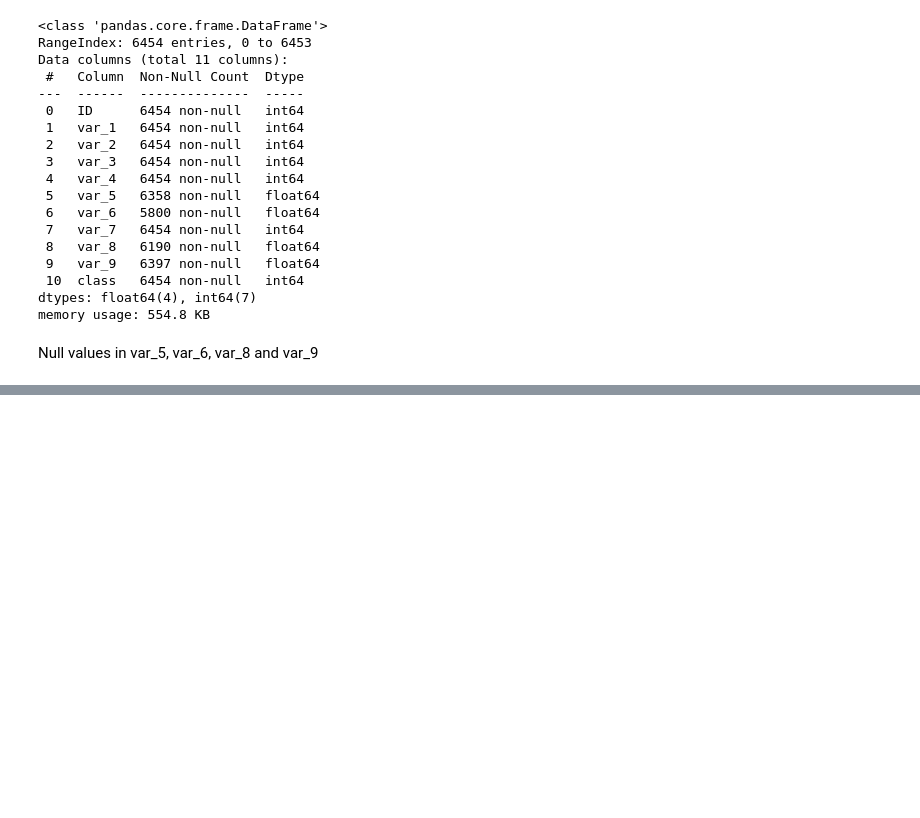
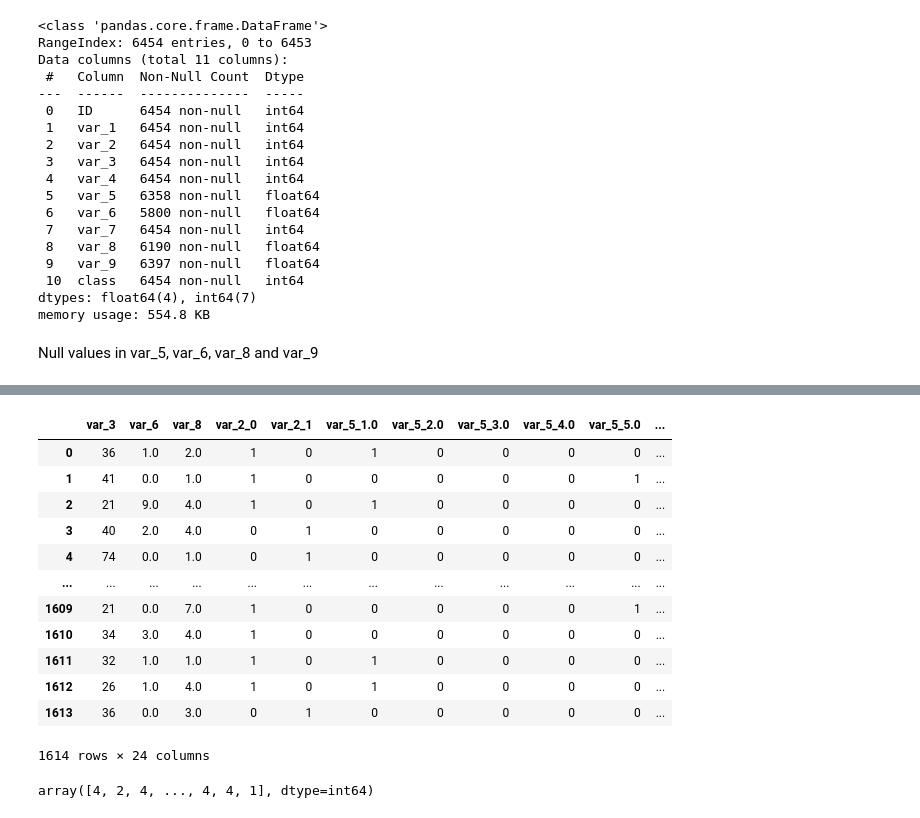
Before and after one commit to yuenherny/market-segmentation-mini-hackathon, a Jupyter notebook: Market Segmentation.ipynb, the cells around one changed output, grey strips where cells are left out. Cells and saved outputs as stored; diff of their text form; code cells hidden in the pictures; blank space fills up the shorter version.

```diff
--- a/Market Segmentation.ipynb
+++ b/Market Segmentation.ipynb
@@ -102,0 +198,3 @@ Baseline Model
+# %%
+X = df1.drop(columns="class")
+y = df1["class"]
@@ -102,0 +260,4 @@ Baseline Model
+# %%
+test_path = os.path.join(dataset_path, "test.csv")
+df_test = pd.read_csv(test_path)
+df_test
@@ -102,0 +298,3 @@ Baseline Model
+# %%
+df_test = df_test.fillna(df_test.median())
+df_test.info()
@@ -102,0 +319,25 @@ Baseline Model
+# %%
+df_test1 = df_test.drop(columns=["ID", "var_1", "var_4"])
+df_test1 = pd.get_dummies(df_test1, columns=["var_2", "var_5", "var_7", "var_9"])
+# X_pred = df_test1.to_numpy()
+assert df_test1.shape[1] == X_train.shape[1]
+df_test1
+# %% [output]
+|  | var_3 | var_6 | var_8 | var_2_0 | var_2_1 | var_5_1.0 | var_5_2.0 | var_5_3.0 | var_5_4.0 | var_5_5.0 | ... |
+| 0 | 36 | 1.0 | 2.0 | 1 | 0 | 1 | 0 | 0 | 0 | 0 | ... |
+| 1 | 41 | 0.0 | 1.0 | 1 | 0 | 0 | 0 | 0 | 0 | 1 | ... |
+| 2 | 21 | 9.0 | 4.0 | 1 | 0 | 1 | 0 | 0 | 0 | 0 | ... |
+| 3 | 40 | 2.0 | 4.0 | 0 | 1 | 0 | 0 | 0 | 0 | 0 | ... |
+| 4 | 74 | 0.0 | 1.0 | 0 | 1 | 0 | 0 | 0 | 0 | 0 | ... |
+| ... | ... | ... | ... | ... | ... | ... | ... | ... | ... | ... | ... |
+| 1609 | 21 | 0.0 | 7.0 | 1 | 0 | 0 | 0 | 0 | 0 | 1 | ... |
+| 1610 | 34 | 3.0 | 4.0 | 1 | 0 | 0 | 0 | 0 | 0 | 0 | ... |
+| 1611 | 32 | 1.0 | 1.0 | 1 | 0 | 1 | 0 | 0 | 0 | 0 | ... |
+| 1612 | 26 | 1.0 | 4.0 | 1 | 0 | 1 | 0 | 0 | 0 | 0 | ... |
+| 1613 | 36 | 0.0 | 3.0 | 0 | 1 | 0 | 0 | 0 | 0 | 0 | ... |
+1614 rows × 24 columns
+# %%
+pred = pipe.predict(df_test1)
+pred
+# %% [output]
+array([4, 2, 4, ..., 4, 4, 1], dtype=int64)
```
Also changed, not shown: parts of 25 cells of this notebook, 1 other file.
